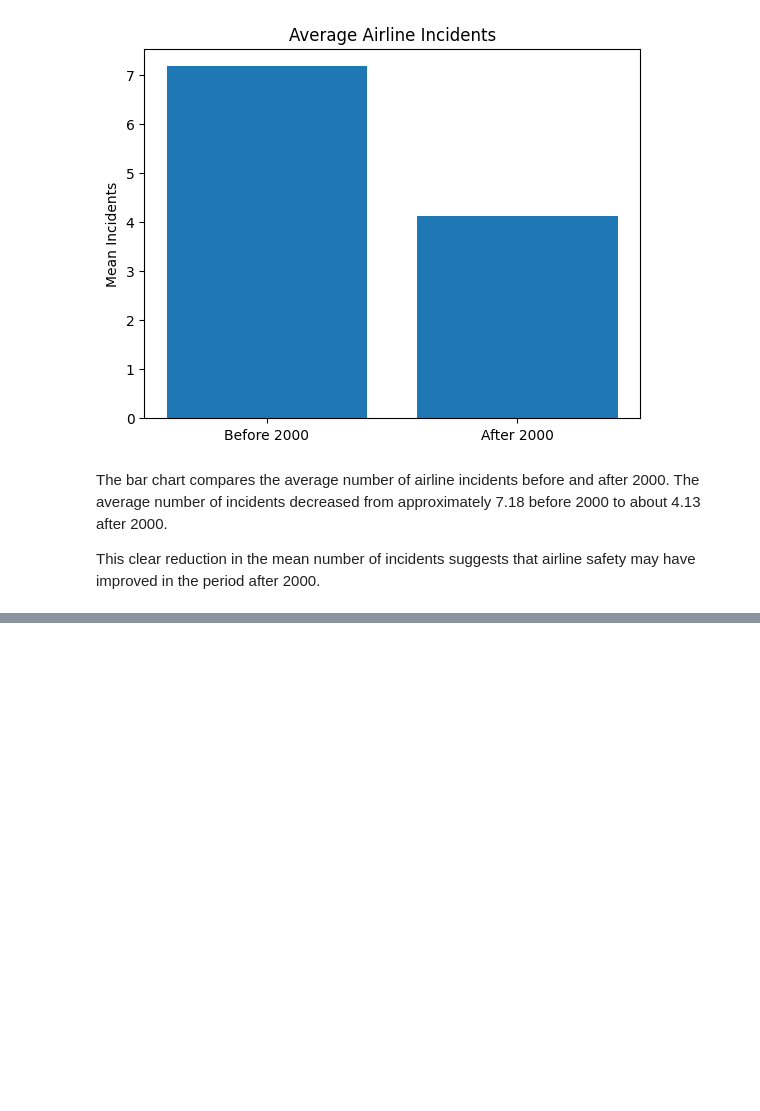
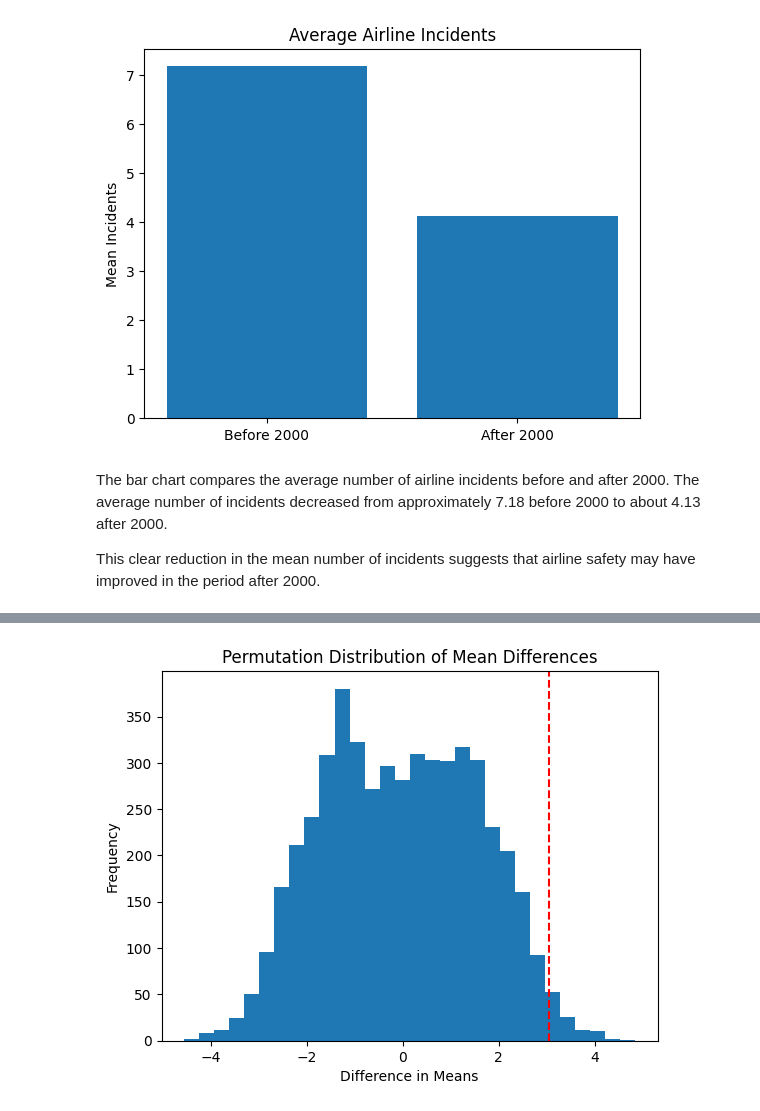
Before and after one commit to Akshathabk-ailearner/airline-safety-analysis, a Jupyter notebook: analysis.ipynb, the cells around one changed output, grey strips where cells are left out. Drawn from its saved outputs; the diff is of its cells as text; code cells hidden in the pictures; blank space fills up the shorter version.

```diff
--- a/analysis.ipynb
+++ b/analysis.ipynb
@@ -89,0 +98,8 @@ This clear reduction in the mean number of incidents suggests that airline safet
+# %%
+# Observed differences
+
+before = df['incidents_85_99']
+after = df['incidents_00_14']
+
+observed_diff = before.mean() - after.mean()
+print("Observed difference:", observed_diff)
@@ -89,0 +108,26 @@ This clear reduction in the mean number of incidents suggests that airline safet
+# %%
+# lets combine
+import numpy as np
+
+combined = np.concatenate([before, after])
+n = len(before)
+# %%
+# Permutation
+
+perm_diffs = []
+
+for _ in range(5000):
+    np.random.shuffle(combined)
+
+    perm_before = combined[:n]
+    perm_after = combined[n:]
+
+    diff = perm_before.mean() - perm_after.mean()
+    perm_diffs.append(diff)
+# %%
+# p value
+
+perm_diffs = np.array(perm_diffs)
+
+p_value = np.mean(perm_diffs >= observed_diff)
+print("P-value:", p_value)
@@ -89,0 +144,11 @@ This clear reduction in the mean number of incidents suggests that airline safet
+# %%
+import matplotlib.pyplot as plt
+
+plt.hist(perm_diffs, bins=30)
+plt.axvline(observed_diff, color='red', linestyle='dashed')
+plt.title("Permutation Distribution of Mean Differences")
+plt.xlabel("Difference in Means")
+plt.ylabel("Frequency")
+plt.show()
+# %% [output]
+[figure, added]
```
Also changed, not shown: parts of 13 cells of this notebook.
